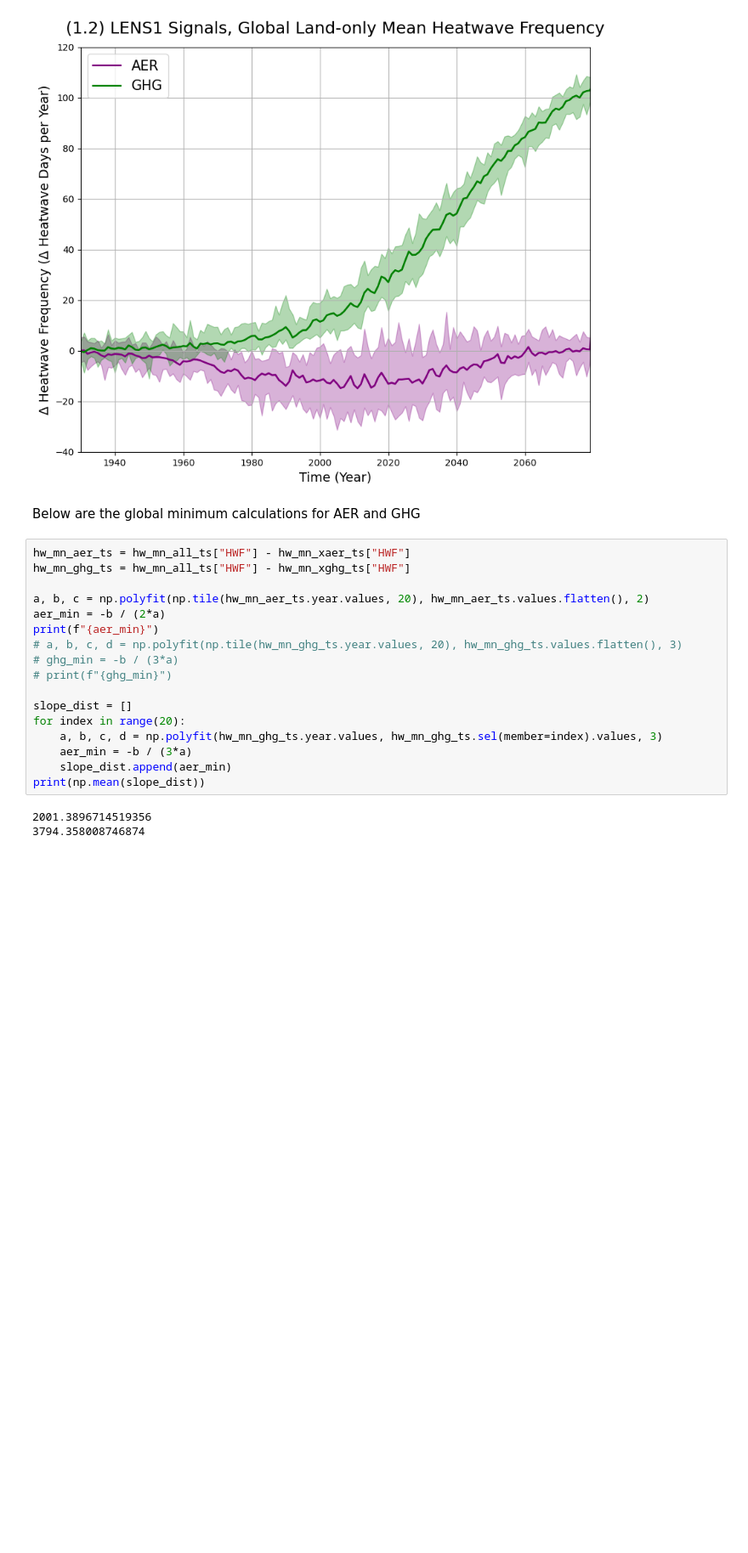
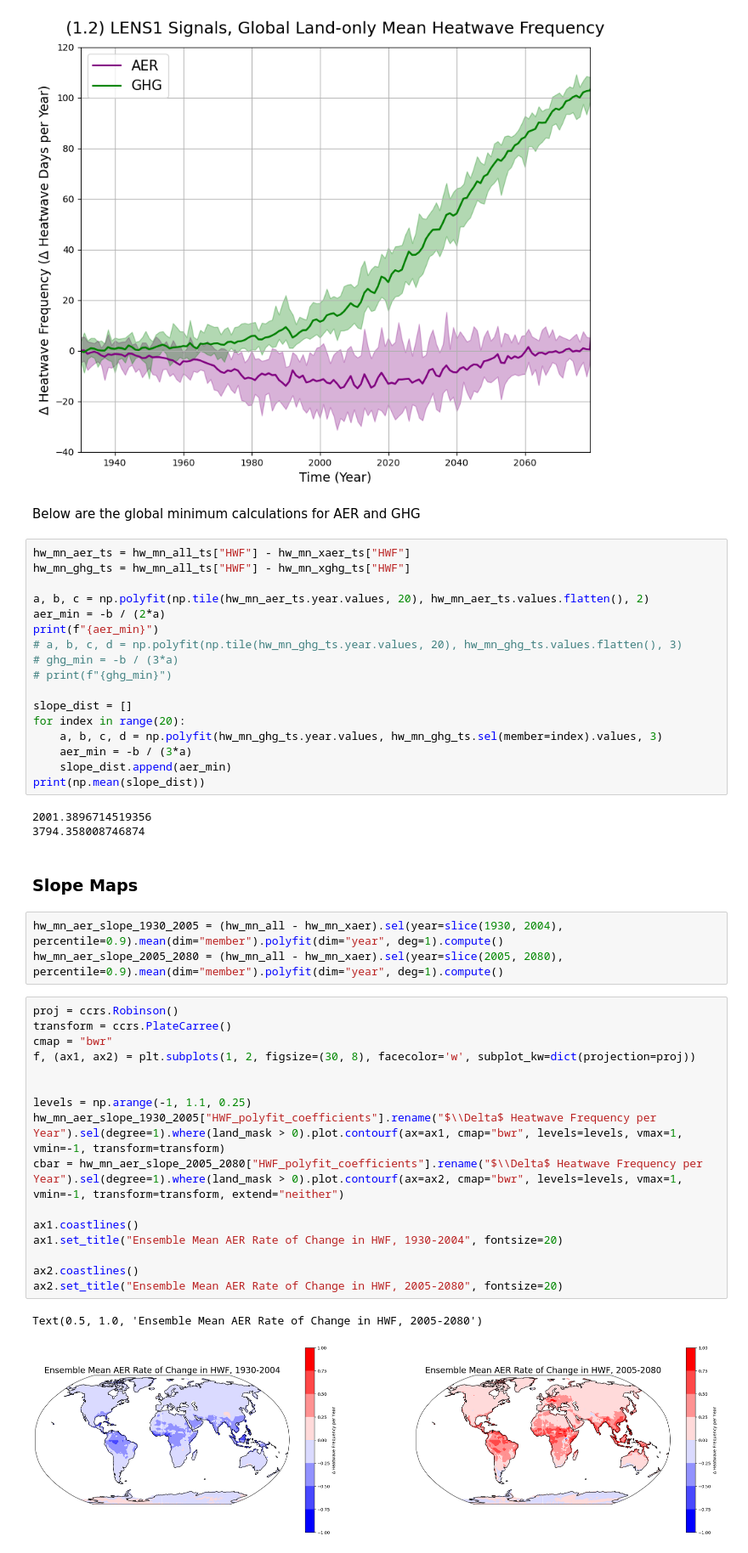
Before and after one commit to AgentOxygen/aerosol-heatwaves, a Jupyter notebook: notebooks/Figure1.ipynb, the cells around one changed output. Shown: that part at 85% size. Drawn from its saved outputs; the diff is of its cells as text; blank space fills up the shorter version.

```diff
--- a/notebooks/Figure1.ipynb
+++ b/notebooks/Figure1.ipynb
@@ -191,3 +193,27 @@ print(np.mean(slope_dist))
 # %% [output]
 2001.3896714519356
 3794.358008746874
+# %% [markdown]
+### Slope Maps
+# %%
+hw_mn_aer_slope_1930_2005 = (hw_mn_all - hw_mn_xaer).sel(year=slice(1930, 2004), percentile=0.9).mean(dim="member").polyfit(dim="year", deg=1).compute()
+hw_mn_aer_slope_2005_2080 = (hw_mn_all - hw_mn_xaer).sel(year=slice(2005, 2080), percentile=0.9).mean(dim="member").polyfit(dim="year", deg=1).compute()
+# %%
+proj = ccrs.Robinson()
+transform = ccrs.PlateCarree()
+cmap = "bwr"
+f, (ax1, ax2) = plt.subplots(1, 2, figsize=(30, 8), facecolor='w', subplot_kw=dict(projection=proj))
+
+
+levels = np.arange(-1, 1.1, 0.25)
+hw_mn_aer_slope_1930_2005["HWF_polyfit_coefficients"].rename("$\\Delta$ Heatwave Frequency per Year").sel(degree=1).where(land_mask > 0).plot.contourf(ax=ax1, cmap="bwr", levels=levels, vmax=1, vmin=-1, transform=transform)
+cbar = hw_mn_aer_slope_2005_2080["HWF_polyfit_coefficients"].rename("$\\Delta$ Heatwave Frequency per Year").sel(degree=1).where(land_mask > 0).plot.contourf(ax=ax2, cmap="bwr", levels=levels, vmax=1, vmin=-1, transform=transform, extend="neither")
+
+ax1.coastlines()
+ax1.set_title("Ensemble Mean AER Rate of Change in HWF, 1930-2004", fontsize=20)
+
+ax2.coastlines()
+ax2.set_title("Ensemble Mean AER Rate of Change in HWF, 2005-2080", fontsize=20)
+# %% [output]
+Text(0.5, 1.0, 'Ensemble Mean AER Rate of Change in HWF, 2005-2080')
+[figure, added]
```
Also changed, not shown: parts of 1 cell of this notebook, 16 other files.
